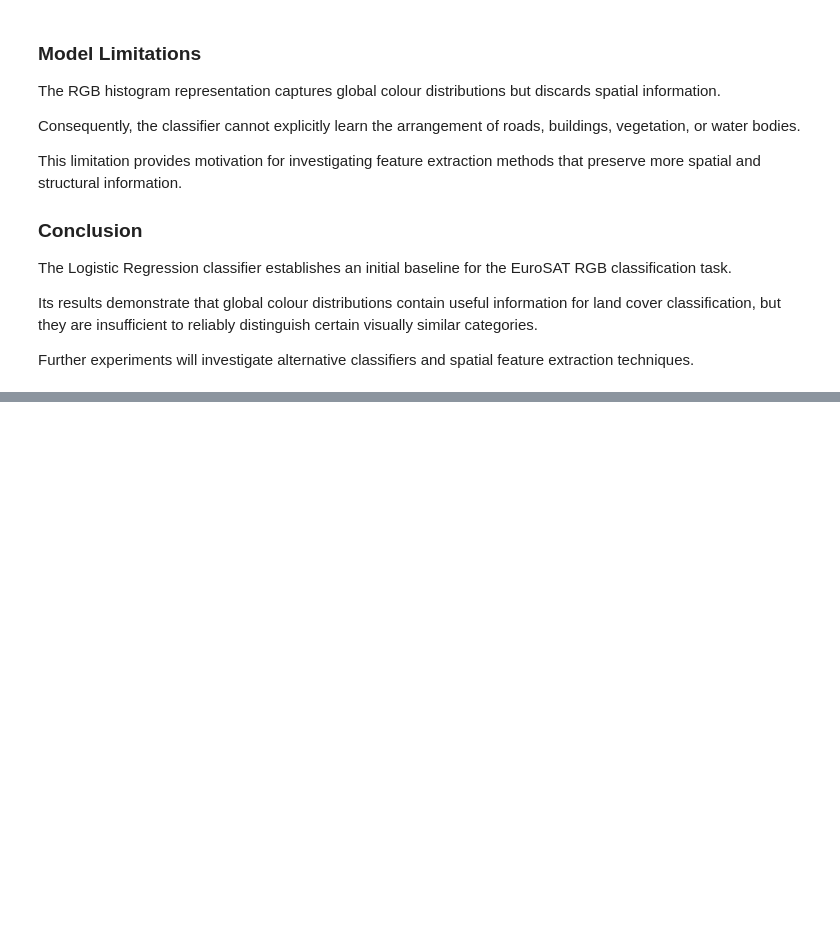
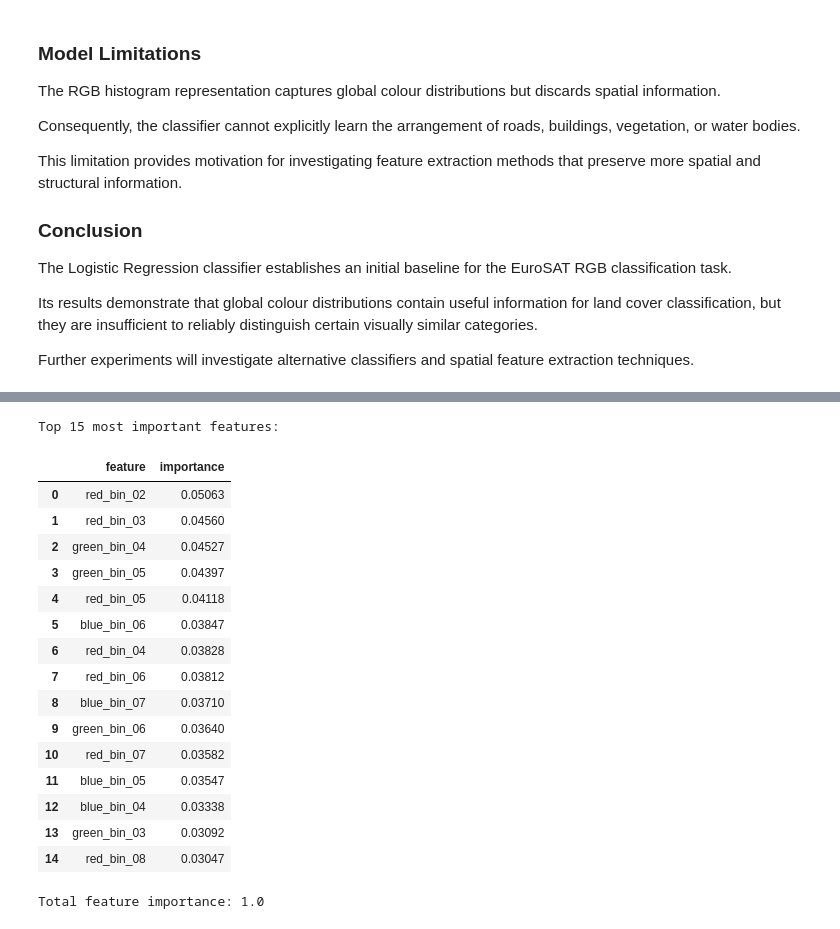
Before and after one commit to carlalamas13/landcover-lab, a Jupyter notebook: notebooks/02_baseline_machine_learning.ipynb, the cells around one changed output, grey strips where cells are left out. Saved outputs shown, nothing was run; the diff lists cells and outputs as text; code cells hidden in the pictures; blank space fills up the shorter version.

```diff
--- a/notebooks/02_baseline_machine_learning.ipynb
+++ b/notebooks/02_baseline_machine_learning.ipynb
@@ -886,0 +911,14 @@ Further experiments will investigate alternative classifiers and spatial feature
+# %%
+print("Training Random Forest...")
+
+random_forest_model.fit(X_train, y_train)
+
+print("\nTraining completed.")
+print(
+    f"Number of trees: "
+    f"{len(random_forest_model.estimators_)}"
+)
+print(
+    f"Number of classes: "
+    f"{len(random_forest_model.classes_)}"
+)
@@ -886,0 +1196,39 @@ Further experiments will investigate alternative classifiers and spatial feature
+# %%
+rf_feature_importance = pd.DataFrame(
+    {
+        "feature": feature_names,
+        "importance": random_forest_model.feature_importances_,
+    }
+)
+
+rf_feature_importance = rf_feature_importance.sort_values(
+    "importance",
+    ascending=False,
+).reset_index(drop=True)
+
+print("Top 15 most important features:")
+display(rf_feature_importance.head(15).round(5))
+
+print(
+    "\nTotal feature importance:",
+    rf_feature_importance["importance"].sum(),
+)
+# %% [output]
+Top 15 most important features:
+|  | feature | importance |
+| 0 | red_bin_02 | 0.05063 |
+| 1 | red_bin_03 | 0.04560 |
+| 2 | green_bin_04 | 0.04527 |
+| 3 | green_bin_05 | 0.04397 |
+| 4 | red_bin_05 | 0.04118 |
+| 5 | blue_bin_06 | 0.03847 |
+| 6 | red_bin_04 | 0.03828 |
+| 7 | red_bin_06 | 0.03812 |
+| 8 | blue_bin_07 | 0.03710 |
+| 9 | green_bin_06 | 0.03640 |
+| 10 | red_bin_07 | 0.03582 |
+| 11 | blue_bin_05 | 0.03547 |
+| 12 | blue_bin_04 | 0.03338 |
+| 13 | green_bin_03 | 0.03092 |
+| 14 | red_bin_08 | 0.03047 |
+Total feature importance: 1.0
```
Also changed, not shown: parts of 15 cells of this notebook, 3 other files.
